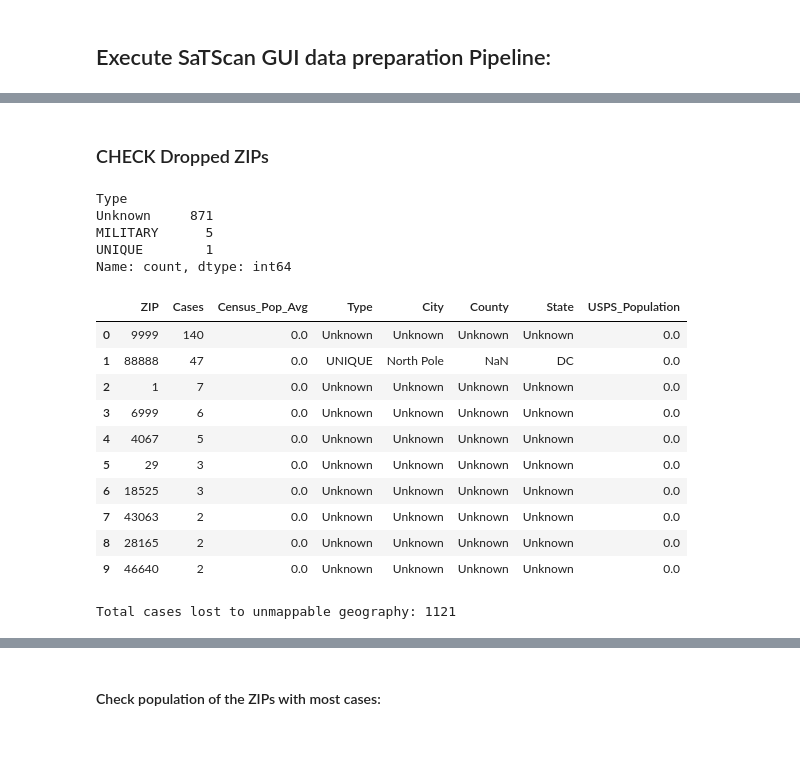
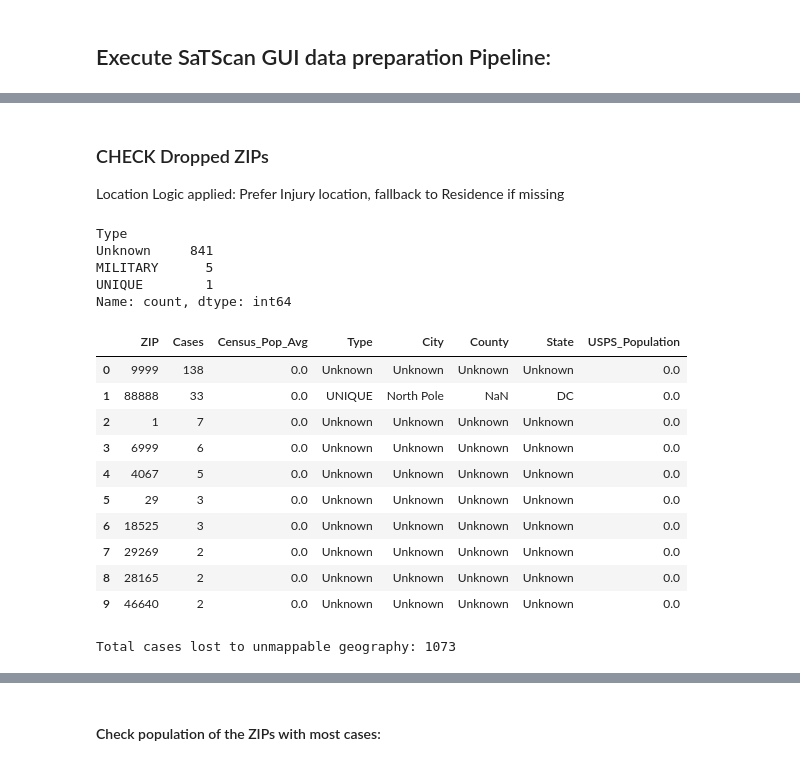
Before and after one commit to MatteoPS/suicide_forecasting, a Jupyter notebook: notebooks/1.1-NVDRS-geospatial.ipynb, the cells around one changed output, grey strips where cells are left out. Saved outputs shown, nothing was run; the diff lists cells and outputs as text; code cells hidden in the pictures.

```diff
--- a/notebooks/1.1-NVDRS-geospatial.ipynb
+++ b/notebooks/1.1-NVDRS-geospatial.ipynb
@@ -156,33 +190,34 @@ Success! Global files ready in: /Users/matteoperini/Library/CloudStorage/Box-Box
 # %% [markdown]
 ### CHECK Dropped ZIPs
+Location Logic applied: Prefer Injury location, fallback to Residence if missing
 # %%
-
-dropped_df = pd.read_csv(PROJECT_ROOT / "data" / "processed" / "satscan" / "dropped_unmappable_cases.csv")
+#%%skip True
+dropped_df = pd.read_csv(PROJECT_ROOT / "data" / "processed" / "satscan" / "nores_dropped_unmappable_cases.csv")
 
 # See what types of ZIPs were dropped
 display(dropped_df['Type'].value_counts())
 
 # Look at the worst offenders (highest case counts dropped)
 display(dropped_df.head(10))
 
 # Calculate the total percentage of cases lost to PO Boxes/Unique ZIPs
 total_dropped = dropped_df['Cases'].sum()
 print(f"Total cases lost to unmappable geography: {total_dropped}")
 # %% [output]
 Type
-Unknown     871
+Unknown     841
 MILITARY      5
 UNIQUE        1
 Name: count, dtype: int64
 |  | ZIP | Cases | Census_Pop_Avg | Type | City | County | State | USPS_Population |
-| 0 | 9999 | 140 | 0.0 | Unknown | Unknown | Unknown | Unknown | 0.0 |
-| 1 | 88888 | 47 | 0.0 | UNIQUE | North Pole | NaN | DC | 0.0 |
+| 0 | 9999 | 138 | 0.0 | Unknown | Unknown | Unknown | Unknown | 0.0 |
+| 1 | 88888 | 33 | 0.0 | UNIQUE | North Pole | NaN | DC | 0.0 |
 | 2 | 1 | 7 | 0.0 | Unknown | Unknown | Unknown | Unknown | 0.0 |
 | 3 | 6999 | 6 | 0.0 | Unknown | Unknown | Unknown | Unknown | 0.0 |
 | 4 | 4067 | 5 | 0.0 | Unknown | Unknown | Unknown | Unknown | 0.0 |
 | 5 | 29 | 3 | 0.0 | Unknown | Unknown | Unknown | Unknown | 0.0 |
 | 6 | 18525 | 3 | 0.0 | Unknown | Unknown | Unknown | Unknown | 0.0 |
-| 7 | 43063 | 2 | 0.0 | Unknown | Unknown | Unknown | Unknown | 0.0 |
+| 7 | 29269 | 2 | 0.0 | Unknown | Unknown | Unknown | Unknown | 0.0 |
 | 8 | 28165 | 2 | 0.0 | Unknown | Unknown | Unknown | Unknown | 0.0 |
 | 9 | 46640 | 2 | 0.0 | Unknown | Unknown | Unknown | Unknown | 0.0 |
-Total cases lost to unmappable geography: 1121
+Total cases lost to unmappable geography: 1073
```
Also changed, not shown: parts of 13 cells of this notebook, 2 other files.
